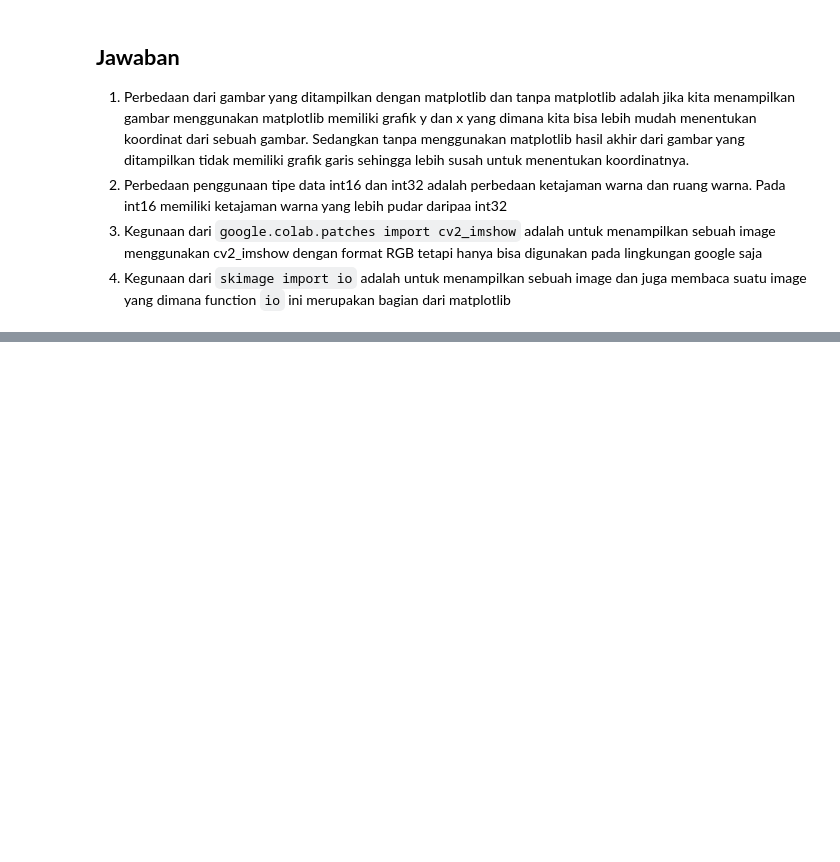
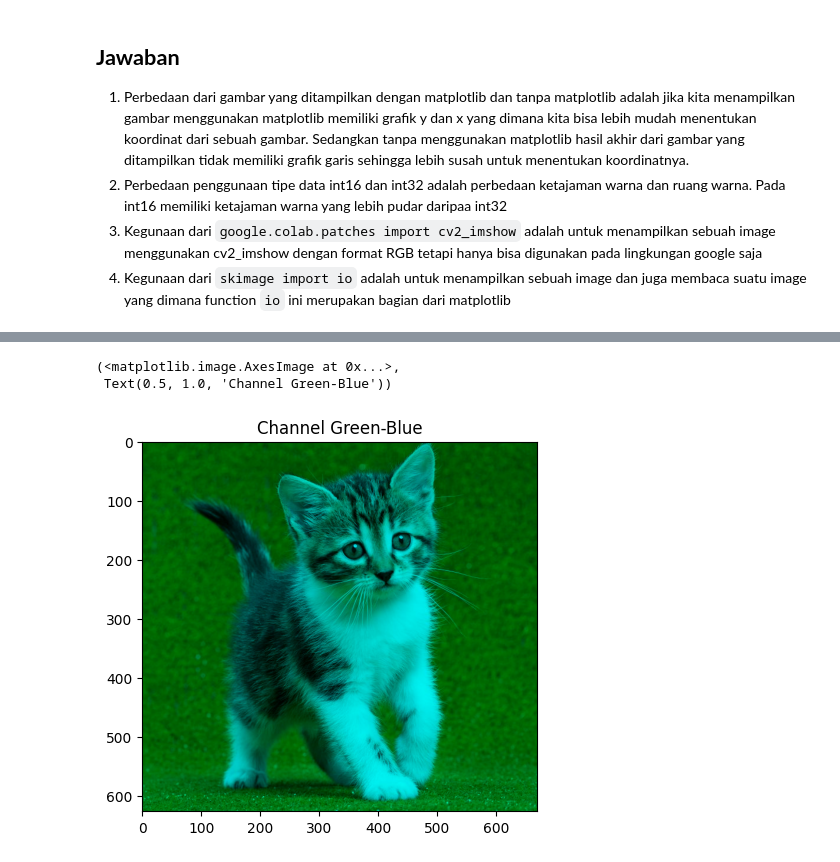
Before and after one commit to Gin-Arata/PCVK_13_Gaco-Razan-Kamil, a Jupyter notebook: Week2_PCVK.ipynb, the cells around one changed output, grey strips where cells are left out. Cells and saved outputs as stored; diff of their text form; code cells hidden in the pictures; blank space fills up the shorter version.

```diff
--- a/Week2_PCVK.ipynb
+++ b/Week2_PCVK.ipynb
@@ -163,0 +227,7 @@ from skimage import io
+# %%
+# Menampilkan gambar green-blue channel
+plt.imshow(cv.cvtColor(gb_img, cv.COLOR_BGR2RGB)), plt.title("Channel Green-Blue")
+# %% [output]
+(<matplotlib.image.AxesImage at 0x...>,
+ Text(0.5, 1.0, 'Channel Green-Blue'))
+[figure, added]
```
Also changed, not shown: parts of 9 cells of this notebook.
